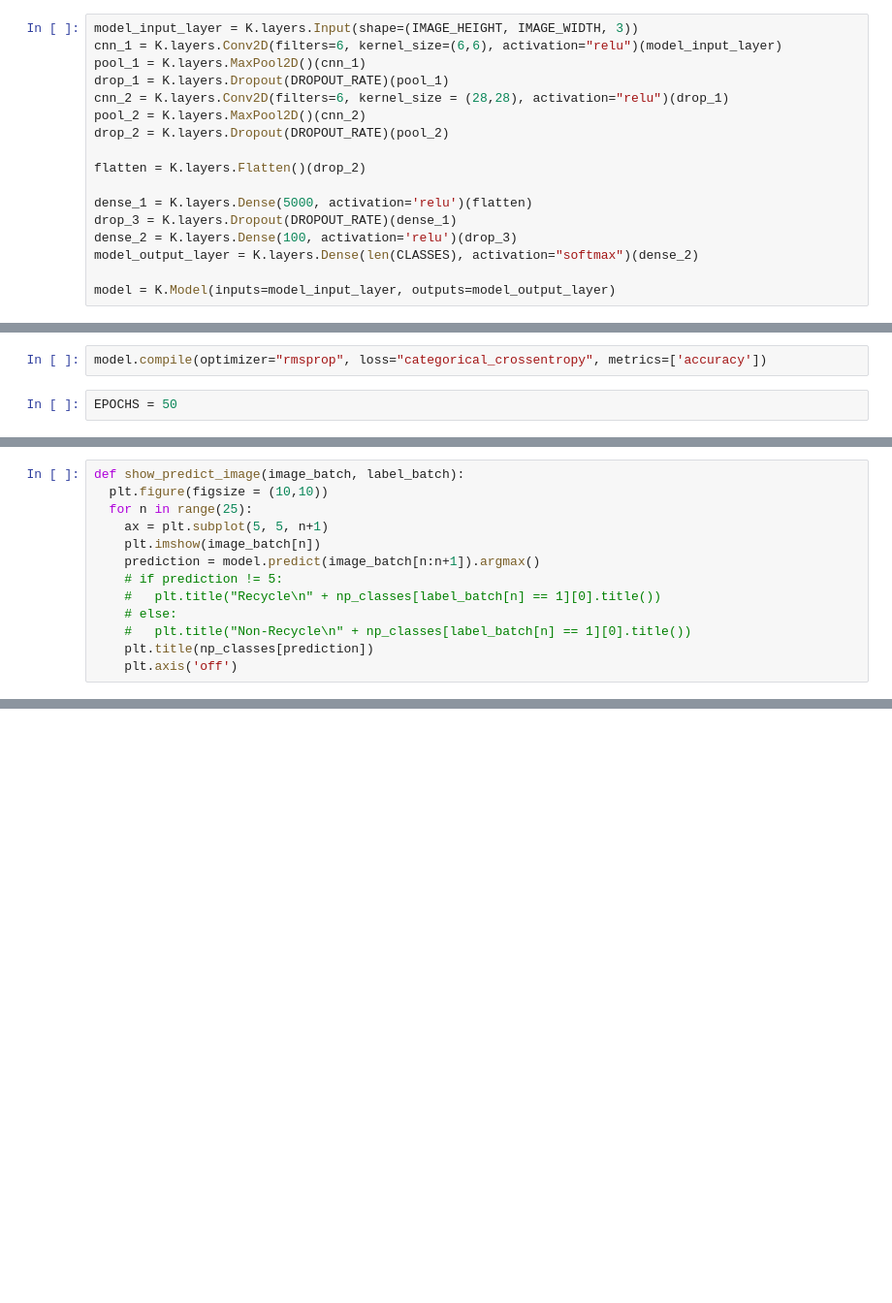
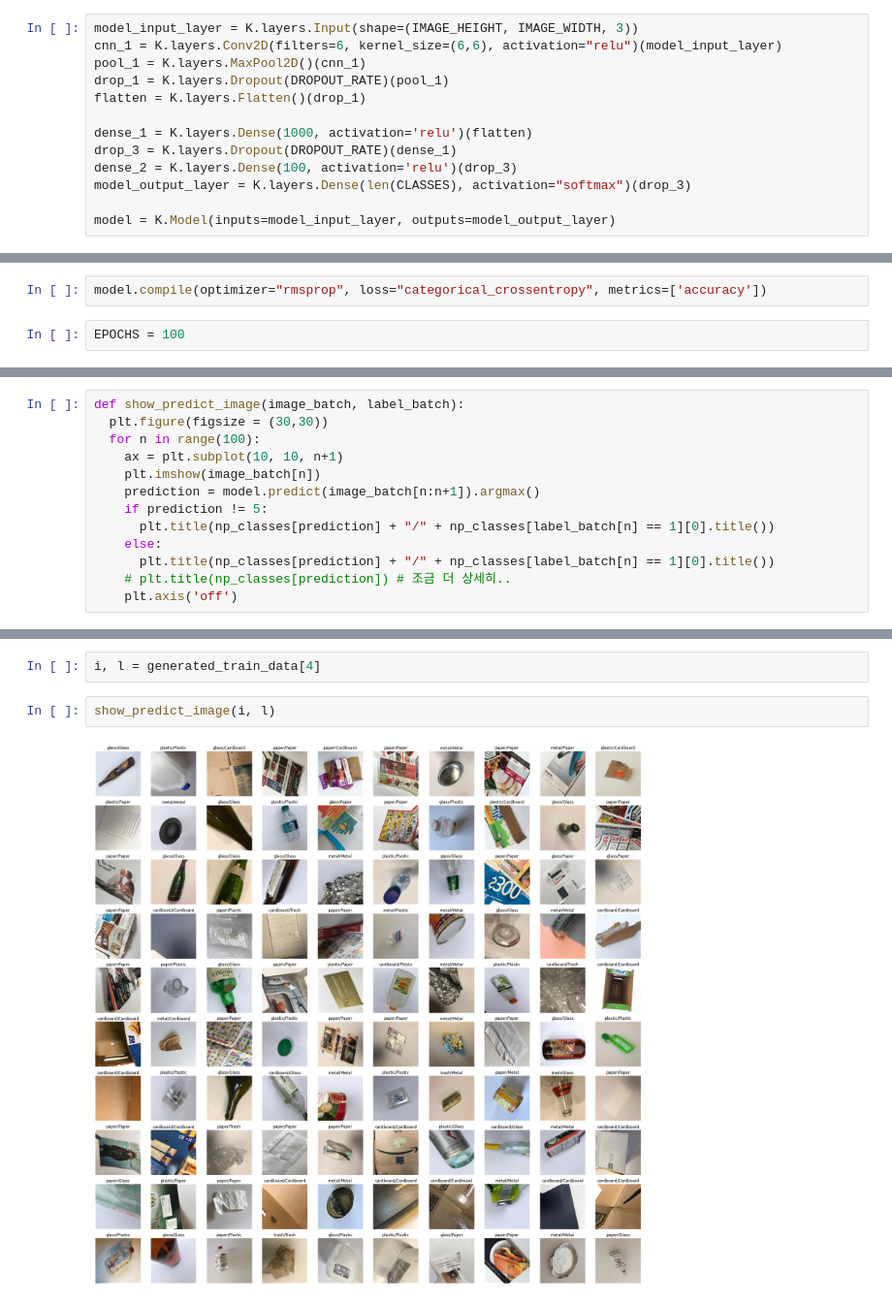
Before and after one commit to YMGYM/TSE_Learning, a Jupyter notebook: garbage_classification.ipynb, the cells around one changed output, grey strips where cells are left out. Shown at 97% size. Cells and saved outputs as stored; diff of their text form; blank space fills up the shorter version.

Commit message:
Prediction1

```diff
--- a/garbage_classification.ipynb
+++ b/garbage_classification.ipynb
@@ -77,16 +81,12 @@ model_input_layer = K.layers.Input(shape=(IMAGE_HEIGHT, IMAGE_WIDTH, 3))
 cnn_1 = K.layers.Conv2D(filters=6, kernel_size=(6,6), activation="relu")(model_input_layer)
 pool_1 = K.layers.MaxPool2D()(cnn_1)
 drop_1 = K.layers.Dropout(DROPOUT_RATE)(pool_1)
-cnn_2 = K.layers.Conv2D(filters=6, kernel_size = (28,28), activation="relu")(drop_1)
-pool_2 = K.layers.MaxPool2D()(cnn_2)
-drop_2 = K.layers.Dropout(DROPOUT_RATE)(pool_2)
+flatten = K.layers.Flatten()(drop_1)
 
-flatten = K.layers.Flatten()(drop_2)
-
-dense_1 = K.layers.Dense(5000, activation='relu')(flatten)
+dense_1 = K.layers.Dense(1000, activation='relu')(flatten)
 drop_3 = K.layers.Dropout(DROPOUT_RATE)(dense_1)
 dense_2 = K.layers.Dense(100, activation='relu')(drop_3)
-model_output_layer = K.layers.Dense(len(CLASSES), activation="softmax")(dense_2)
+model_output_layer = K.layers.Dense(len(CLASSES), activation="softmax")(drop_3)
 
 model = K.Model(inputs=model_input_layer, outputs=model_output_layer)
 # %%
@@ -112,7 +112,7 @@ _________________________________________________________________
 # %%
 model.compile(optimizer="rmsprop", loss="categorical_crossentropy", metrics=['accuracy'])
 # %%
-EPOCHS = 50
+EPOCHS = 100
 # %%
 model.fit(generated_train_data, epochs=EPOCHS)
 # %% [output]
@@ -135,14 +141,14 @@ array(['glass', 'paper', 'metal', 'cardboard', 'plastic', 'trash'],
       dtype='<U9')
 # %%
 def show_predict_image(image_batch, label_batch):
-  plt.figure(figsize = (10,10))
-  for n in range(25):
-    ax = plt.subplot(5, 5, n+1)
+  plt.figure(figsize = (30,30))
+  for n in range(100):
+    ax = plt.subplot(10, 10, n+1)
     plt.imshow(image_batch[n])
     prediction = model.predict(image_batch[n:n+1]).argmax()
-    # if prediction != 5:
-    #   plt.title("Recycle\n" + np_classes[label_batch[n] == 1][0].title())
-    # else:
-    #   plt.title("Non-Recycle\n" + np_classes[label_batch[n] == 1][0].title())
-    plt.title(np_classes[prediction])
+    if prediction != 5:
+      plt.title(np_classes[prediction] + "/" + np_classes[label_batch[n] == 1][0].title())
+    else:
+      plt.title(np_classes[prediction] + "/" + np_classes[label_batch[n] == 1][0].title())
+    # plt.title(np_classes[prediction]) # 조금 더 상세히..
     plt.axis('off')
@@ -152,0 +155,6 @@ show_predict_image(image_batch, label_batch)
+# %%
+i, l = generated_train_data[4]
+# %%
+show_predict_image(i, l)
+# %% [output]
+[figure, added]
```
Also changed, not shown: parts of 9 cells of this notebook.
